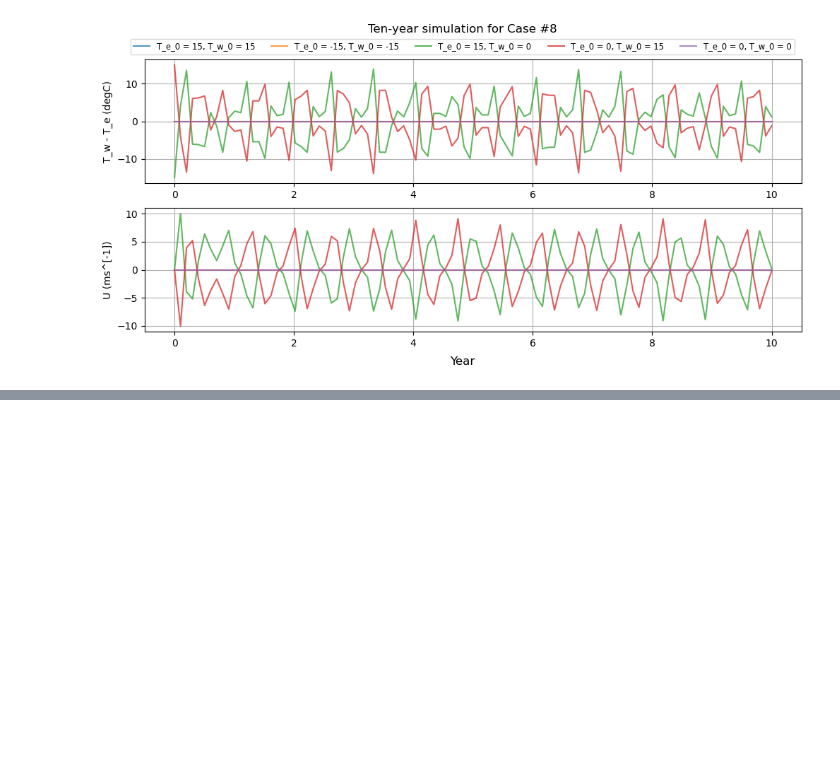
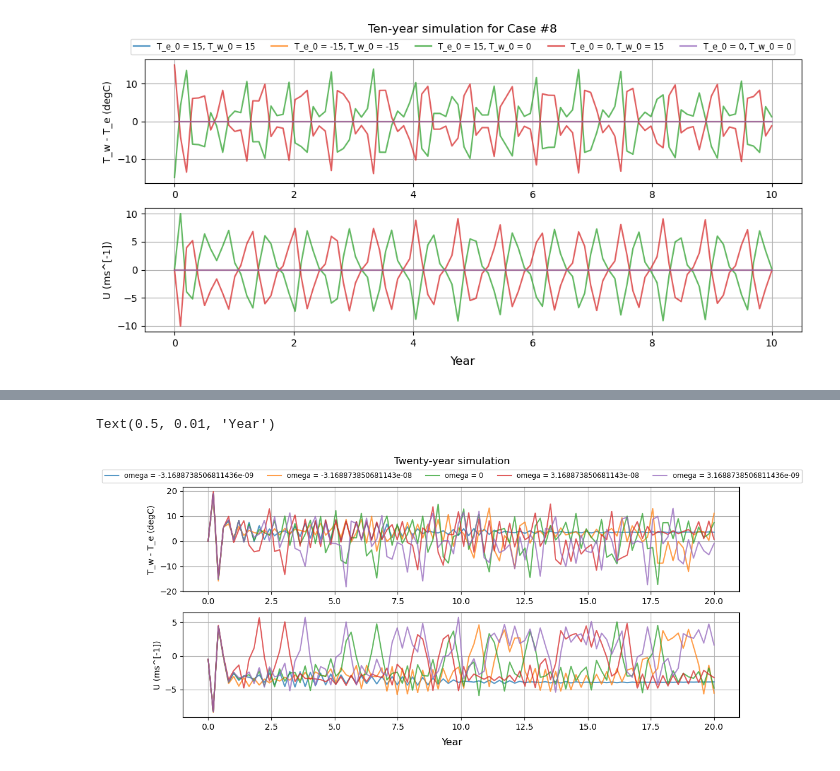
Before and after one commit to lemondoroshow/geoscienceModeling, a Jupyter notebook: ensoModel/modelingENSO.ipynb, the cells around one changed output, grey strips where cells are left out. Saved outputs shown, nothing was run; the diff lists cells and outputs as text; code cells hidden in the pictures; blank space fills up the shorter version.

Commit message:
Implement variable U_0 and begin start-month histograms

```diff
--- a/ensoModel/modelingENSO.ipynb
+++ b/ensoModel/modelingENSO.ipynb
@@ -696,0 +703,68 @@ Text(0.5, 0.01, 'Year')
+# %%
+# Remove old variables
+
+
+# Ensure our values are well-defined
+del_x = 7.5 * 10**6
+T_0 = 15
+A = 1 / (6 / 12 * sec_year)
+B = 1.3 * 10**(-7)
+C = 1 / (2 / 12 * sec_year)
+twenty_year = np.linspace(0, sec_year * 20, 100)
+sec_year = 365.2425 * 24 * 60 * 60
+
+# Define system
+def system_eq(y, t):
+    U = y[0]; T_e = y[1]; T_w = y[2]
+    eq_1 = B * (T_e - T_w) + C * (-0.5 + np.sin(omega * t) - U)
+    eq_2 = U / del_x * T_w + A * (T_0 - T_e)
+    eq_3 = -U / del_x * T_e + A * (T_0 - T_w)
+
+    return np.array([eq_1, eq_2, eq_3])
+
+# Set up plot
+fig, axs = plt.subplots(2, 1, figsize = (12, 5))
+
+# Prepare month-of-start dictionary
+month_of_start = {'omega_1':[], 'omega_2':[], 'omega_3':[], 'omega_4':[], 'omega_5':[]}
+
+# Set initial conditions
+init_conds = [-((sec_year * 10) ** (-1)), -(sec_year ** (-1)), 0, sec_year ** (-1), (sec_year * 10) ** (-1)]
+i = 1
+for omega in init_conds:
+
+    sln = integrate.odeint(system_eq, [-0.5, 15, 15], twenty_year)
+    temp_grad = sln[:,2] - sln[:,1]
+    U_vary = sln[:,0]
+
+    # Plot data
+    axs[0].plot(twenty_year / sec_year, temp_grad, label = "omega = " + str(omega), alpha = 0.75)
+    axs[1].plot(twenty_year / sec_year, U_vary, alpha = 0.75)
+
+    # Find all El Nino values
+    en_times_ind = np.where(U_vary > 0)
+    en_times_ind_true = np.array([])
+
+    # Isolate start months
+    for index in en_times_ind[0]:
+        if not np.isin(en_times_ind, index - 1).any():
+            en_times_ind_true = np.append(en_times_ind_true, index)
+
+    # Convert to month no. and add to data frame
+    month_of_start['omega_' + str(i)] = (twenty_year[en_times_ind_true.astype(int)] / sec_year * 12 % 12).astype(int)
+    i += 1
+
+# Label axes
+axs[0].set_ylabel("T_w - T_e (degC)")
+axs[1].set_ylabel("U (ms^[-1])")
+[ax.grid() for ax in axs]; # Like MATLAB, mutes the line
+
+# Set up legends
+fig.legend(ncol = 5, loc = "upper center", fontsize = "small", bbox_to_anchor = [0.5, 0.95])
+
+# Label figure
+fig.suptitle("Twenty-year simulation")
+fig.supxlabel("Year")
+# %% [output]
+Text(0.5, 0.01, 'Year')
+[figure, added]
```
Also changed, not shown: parts of 2 cells of this notebook.
